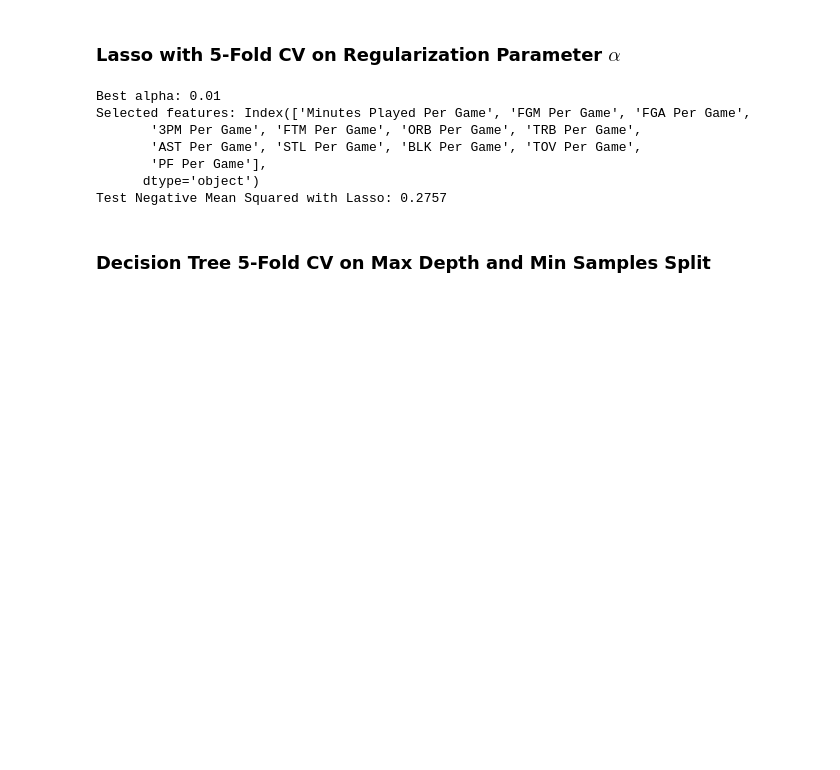
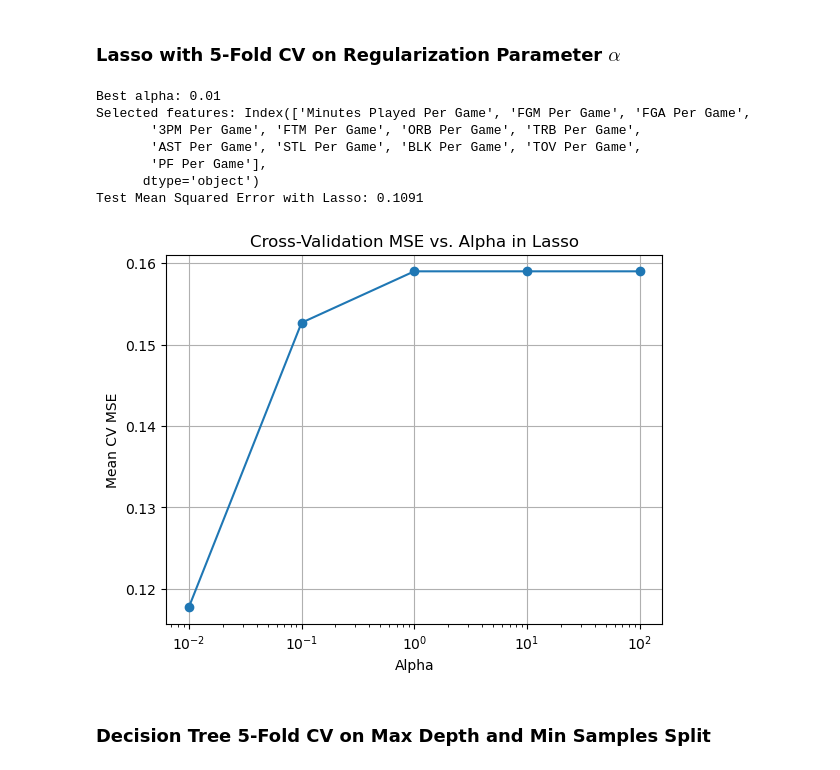
Before and after one commit to davmking/cs-526-ncaa, a Jupyter notebook: FeatureElimination/stats_to_tournament_app_with_cv.ipynb, the cells around one changed output. Drawn from its saved outputs; the diff is of its cells as text; code cells hidden in the pictures; blank space fills up the shorter version.

```diff
--- a/FeatureElimination/stats_to_tournament_app_with_cv.ipynb
+++ b/FeatureElimination/stats_to_tournament_app_with_cv.ipynb
@@ -96,40 +103,47 @@ Test Accuracy with 10 features: 0.8543
 # %% [markdown]
 ### Lasso with 5-Fold CV on Regularization Parameter $\alpha$
-# %%
-# Standardize the data
-scaler = StandardScaler()
-X_train_scaled = scaler.fit_transform(X_train)
-X_test_scaled = scaler.transform(X_test)
-
-lasso = Lasso(max_iter=1000)
-
-param_grid = {'alpha': [0.01, 0.1, 1, 10, 100]}
-
-# Perform grid search with cross-validation
-grid_search = GridSearchCV(lasso, param_grid, cv=5, scoring='neg_mean_squared_error')
-grid_search.fit(X_train_scaled, y_train)
-
-# Get the best alpha and model
-best_alpha = grid_search.best_params_['alpha']
-best_lasso = grid_search.best_estimator_
-
-print(f"Best alpha: {best_alpha}")
-
-# Print the features selected by the best Lasso model
-selected_features = X_train.columns[np.where(best_lasso.coef_ != 0)]
-print("Selected features:", selected_features)
-
-# Evaluate the model on the test set
-test_score = best_lasso.score(X_test_scaled, y_test)
-print(f"Test Negative Mean Squared with Lasso: {test_score:.4f}")
-# %% [output]
-Best alpha: 0.01
-Selected features: Index(['Minutes Played Per Game', 'FGM Per Game', 'FGA Per Game',
-       '3PM Per Game', 'FTM Per Game', 'ORB Per Game', 'TRB Per Game',
-       'AST Per Game', 'STL Per Game', 'BLK Per Game', 'TOV Per Game',
-       'PF Per Game'],
-      dtype='object')
-Test Negative Mean Squared with Lasso: 0.2757
+# %%
+scaler = StandardScaler()
+X_train_scaled = scaler.fit_transform(X_train)
+X_test_scaled = scaler.transform(X_test)
+
+lasso = Lasso(max_iter=1000)
+
+param_grid = {'alpha': [0.01, 0.1, 1, 10, 100]}
+
+grid_search = GridSearchCV(lasso, param_grid, cv=5, scoring='neg_mean_squared_error')
+grid_search.fit(X_train_scaled, y_train)
+
+best_alpha = grid_search.best_params_['alpha']
+best_lasso = grid_search.best_estimator_
+
+print(f"Best alpha: {best_alpha}")
+selected_features = X_train.columns[np.where(best_lasso.coef_ != 0)]
+print("Selected features:", selected_features)
+
+y_pred_test = best_lasso.predict(X_test_scaled)
+test_mse = mean_squared_error(y_test, y_pred_test)
+print(f"Test Mean Squared Error with Lasso: {test_mse:.4f}")
+
+mean_cv_scores_lasso = -grid_search.cv_results_['mean_test_score']  # Convert to positive MSE
+
+# Plot the results
+plt.plot(param_grid['alpha'], mean_cv_scores_lasso, marker='o')
+plt.xlabel('Alpha')
+plt.ylabel('Mean CV MSE')
+plt.title('Cross-Validation MSE vs. Alpha in Lasso')
+plt.xscale('log')
+plt.grid(True)
+plt.show()
+# %% [output]
+Best alpha: 0.01
+Selected features: Index(['Minutes Played Per Game', 'FGM Per Game', 'FGA Per Game',
+       '3PM Per Game', 'FTM Per Game', 'ORB Per Game', 'TRB Per Game',
+       'AST Per Game', 'STL Per Game', 'BLK Per Game', 'TOV Per Game',
+       'PF Per Game'],
+      dtype='object')
+Test Mean Squared Error with Lasso: 0.1091
+[figure, added]
 # %% [markdown]
 ### Decision Tree 5-Fold CV on Max Depth and Min Samples Split
 # %%
```
Also changed, not shown: parts of 4 cells of this notebook.
